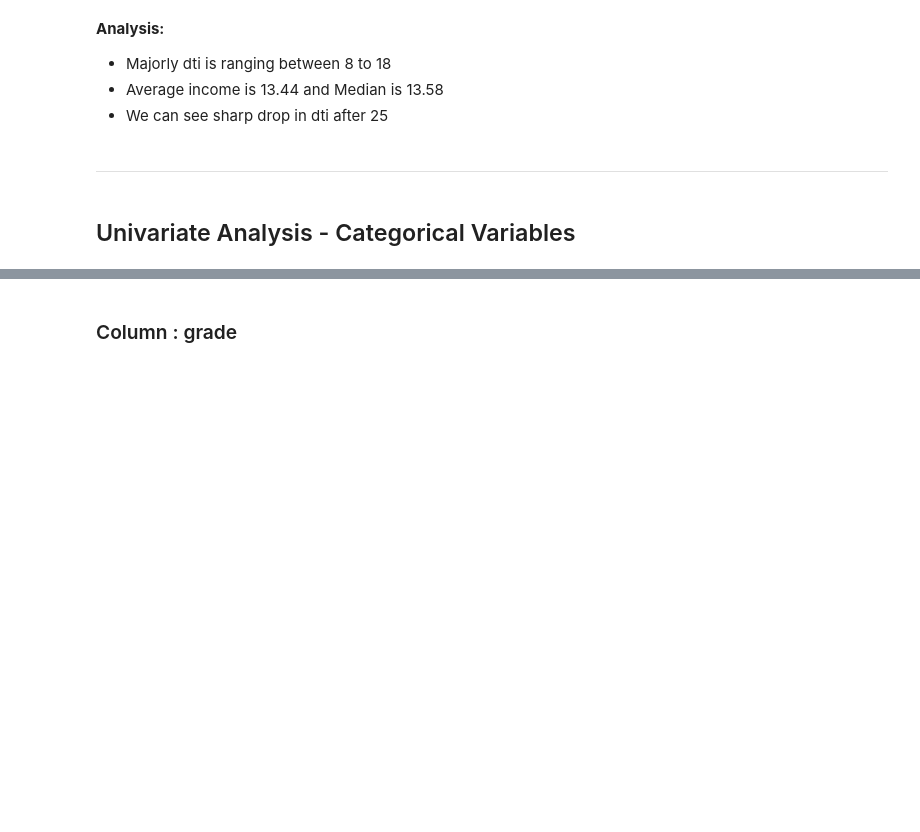
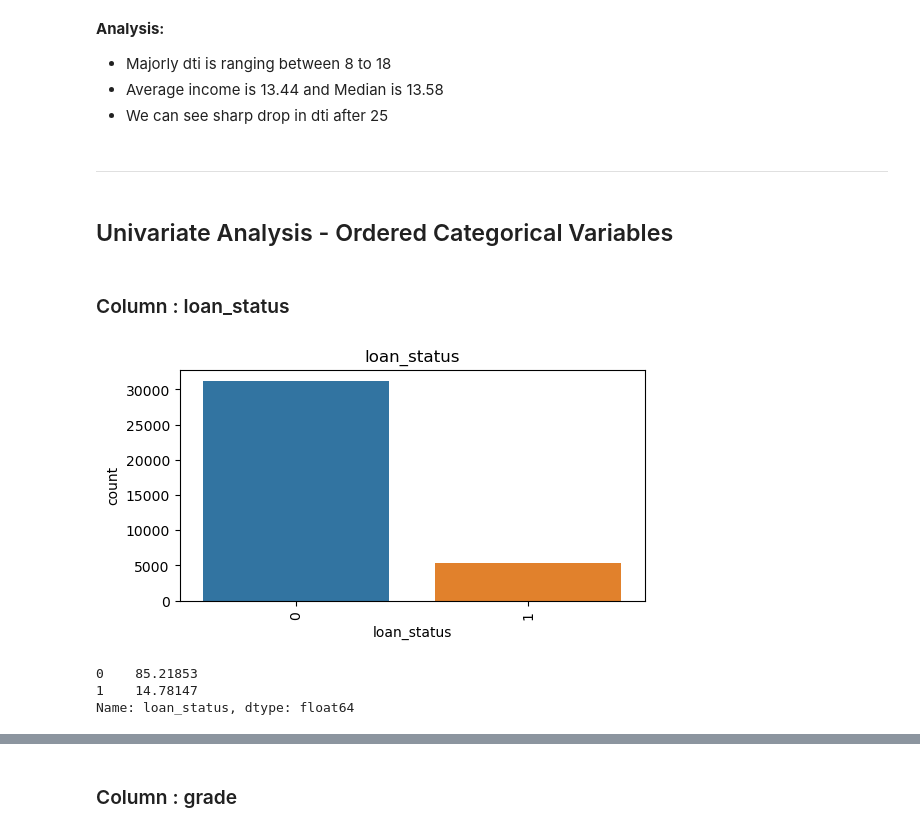
Before and after one commit to vikrampawar88/LendingClub-Case-Study, a Jupyter notebook: Vikram_Pawar.ipynb, the cells around one changed output, grey strips where cells are left out. Drawn from its saved outputs; the diff is of its cells as text; code cells hidden in the pictures; blank space fills up the shorter version.

```diff
--- a/Vikram_Pawar.ipynb
+++ b/Vikram_Pawar.ipynb
@@ -1175,4 +1264,17 @@ __Analysis:__
 # %% [markdown]
 ----
 # %% [markdown]
-## Univariate Analysis - Categorical Variables
+## Univariate Analysis - Ordered Categorical Variables
+# %% [markdown]
+### Column : loan_status
+# %%
+univariate_ordercatvar_analysis('loan_status')
+# %% [output]
+[figure, added]
+# %%
+# Getting % of loan_status
+loan_data['loan_status'].value_counts(normalize=True)*100
+# %% [output]
+0    85.21853
+1    14.78147
+Name: loan_status, dtype: float64
```
Also changed, not shown: parts of 222 cells of this notebook.
